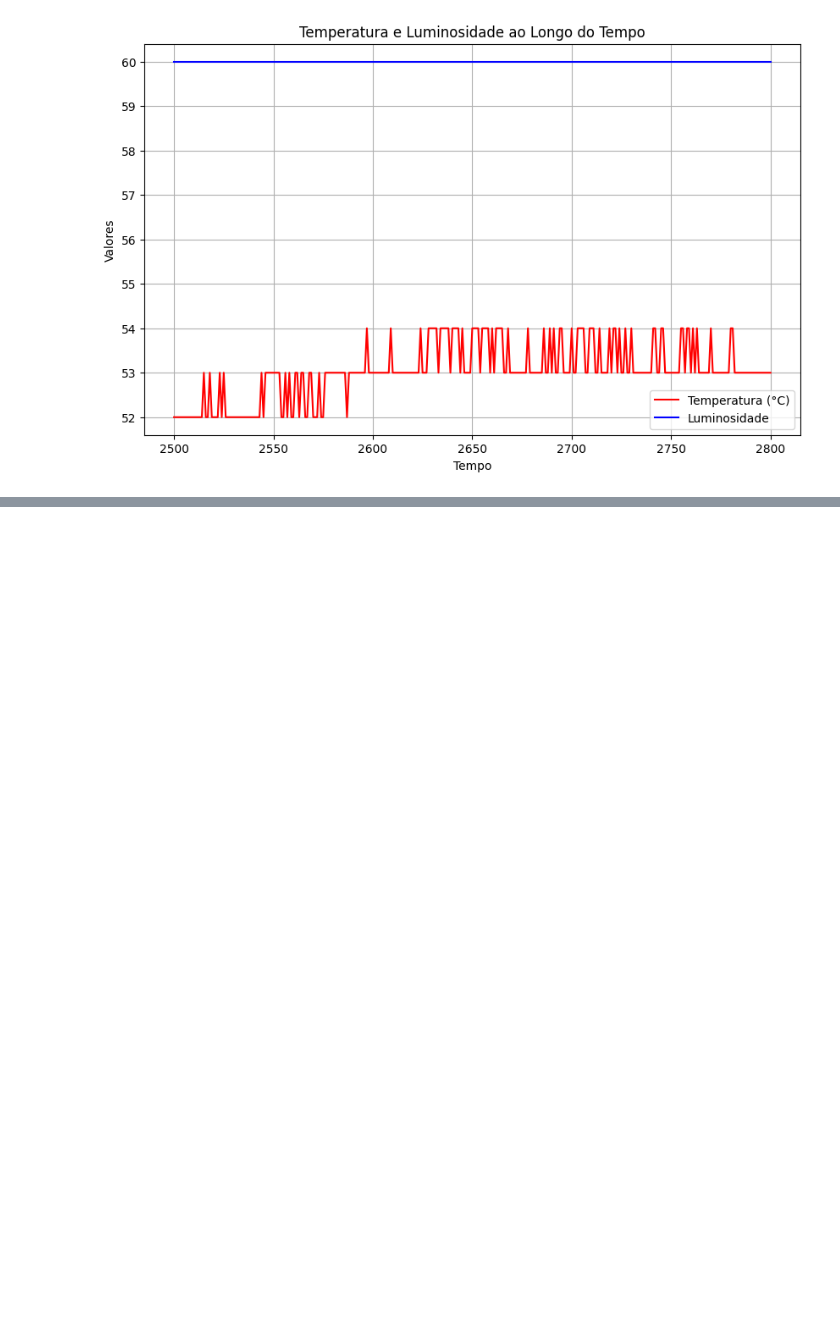
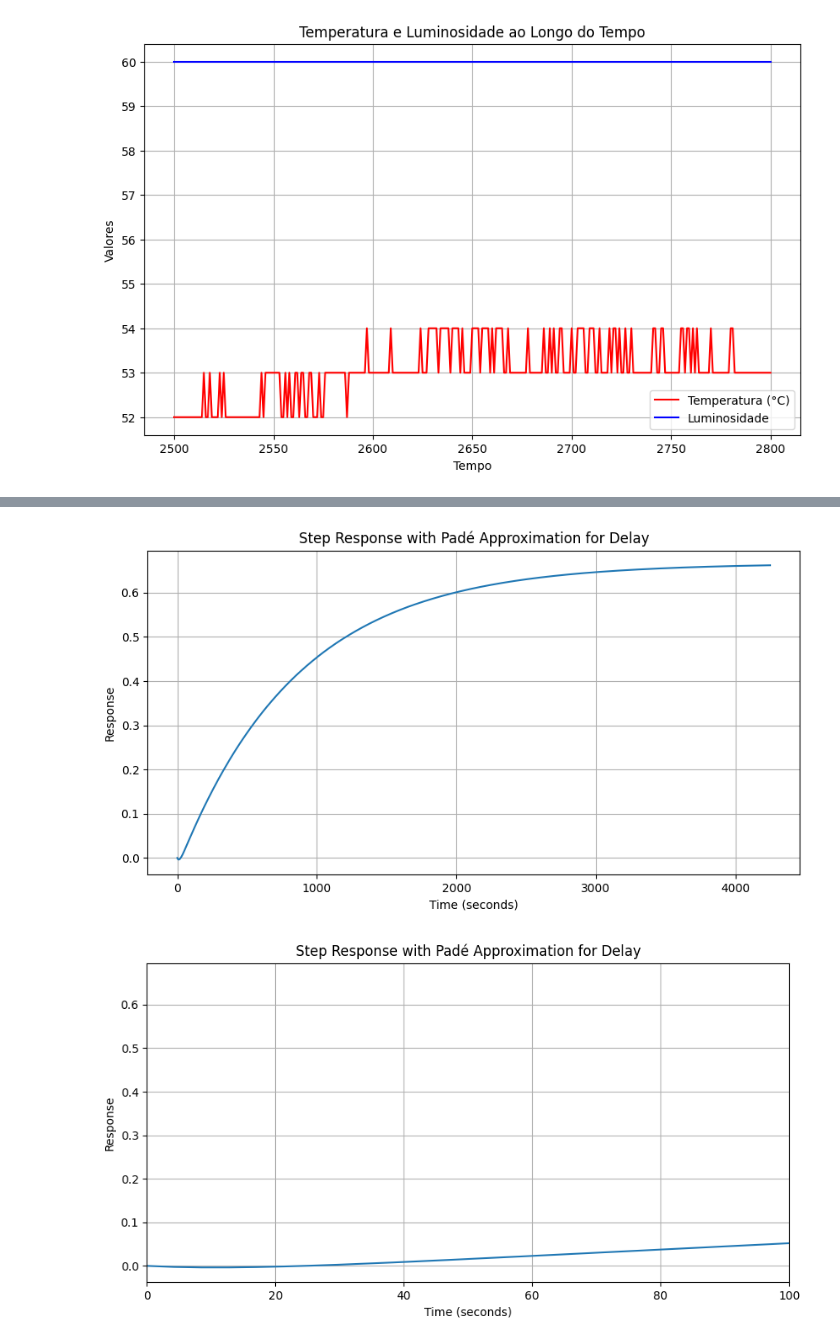
Before and after one commit to maktheus/tratamento-de-dados-controle, a Jupyter notebook: main.ipynb, the cells around one changed output, grey strips where cells are left out. Cells and saved outputs as stored; diff of their text form; code cells hidden in the pictures; blank space fills up the shorter version.

```diff
--- a/main.ipynb
+++ b/main.ipynb
@@ -280,0 +299,49 @@ SyntaxError: invalid syntax (4174685503.py, line 1)
+# %%
+import control as ctl
+import numpy as np
+import matplotlib.pyplot as plt
+
+# Valores dados
+k = k
+tau = tal
+td = td
+
+# A função de transferência do sistema sem o atraso
+G_s = ctl.tf([k], [tau, 1])
+
+# Aproximação do atraso usando a aproximação de Padé
+num_pade, den_pade = ctl.pade(td, 1)  # 10ª ordem da aproximação de Padé
+G_delay = ctl.tf(num_pade, den_pade)
+
+# Função de transferência do sistema com atraso
+G_s_with_delay = G_s * G_delay
+
+# Vetor de tempo para a resposta ao degrau
+t = np.linspace(0, 5 * tau, 1000)
+
+# Resposta ao degrau do sistema com atraso
+t_out, y_out = ctl.step_response(G_s_with_delay, t)
+
+# Plotar o resultado
+plt.figure(figsize=(10, 5))
+plt.plot(t_out, y_out)
+plt.title('Step Response with Padé Approximation for Delay')
+plt.xlabel('Time (seconds)')
+plt.ylabel('Response')
+plt.grid(True)
+plt.show()
+G_s
+
+
+# plot just to 0 to 100
+plt.figure(figsize=(10, 5))
+plt.plot(t_out, y_out)
+plt.title('Step Response with Padé Approximation for Delay')
+plt.xlabel('Time (seconds)')
+plt.ylabel('Response')
+plt.grid(True)
+plt.xlim(0,100)
+plt.show()
+# %% [output]
+[figure, added]
+[figure, added]
```
Also changed, not shown: parts of 10 cells of this notebook, 3 other files.
